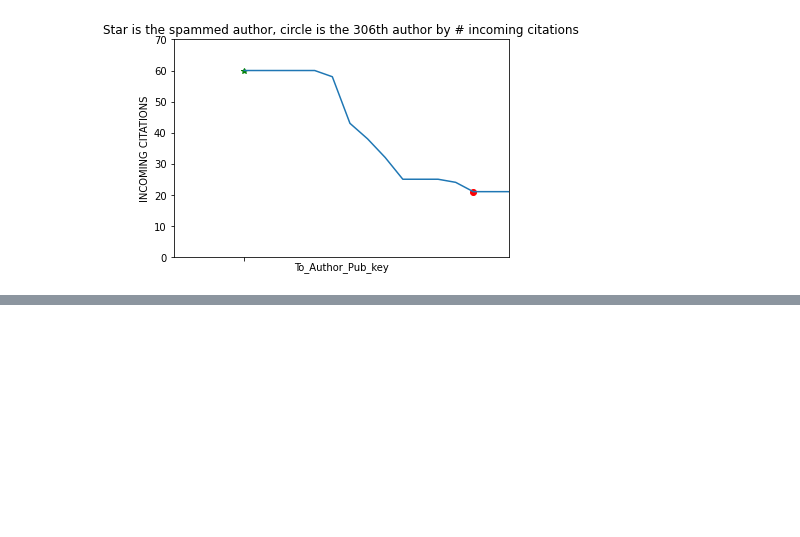
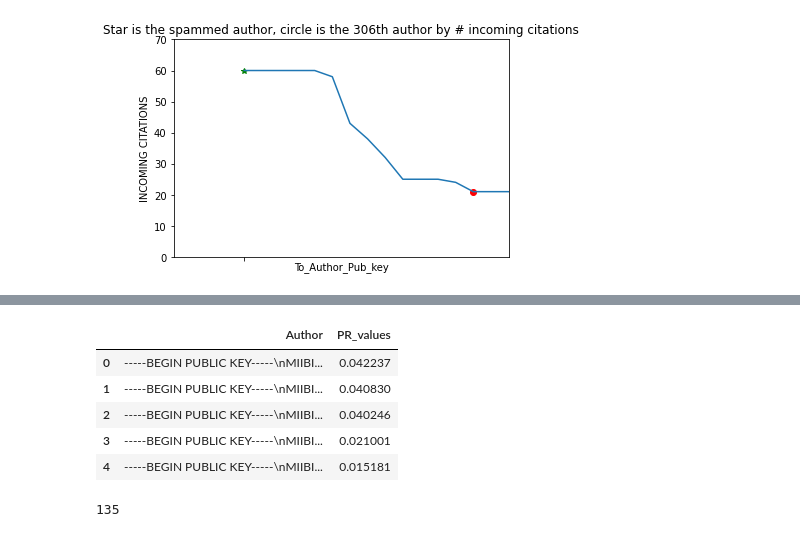
Before and after one commit to matteo-Donofrio-unipi/Master_Degree_Thesis, a Jupyter notebook: POST_LAD_EXPERIMENTS/Post_Lad_Dfs.ipynb, the cells around one changed output, grey strips where cells are left out. Cells and saved outputs as stored; diff of their text form; code cells hidden in the pictures; blank space fills up the shorter version.

```diff
--- a/POST_LAD_EXPERIMENTS/Post_Lad_Dfs.ipynb
+++ b/POST_LAD_EXPERIMENTS/Post_Lad_Dfs.ipynb
@@ -1229,0 +1287,14 @@ plt.axis([-4, 15, 0, 70])
+# %%
+#PAGE RANK CALCOLATO DOPO LO SPAM
+PR_df_Inc = pd.read_csv('./PR_df_Inc.csv')
+PR_df_Inc.sort_values(by='0',inplace = True, ascending=False)
+PR_df_Inc.reset_index(drop = True, inplace = True)
+PR_df_Inc.rename(columns={'Unnamed: 0':'Author', '0':'PR_values'}, inplace = True)
+PR_df_Inc.head()
+# %% [output]
+|  | Author | PR_values |
+| 0 | -----BEGIN PUBLIC KEY-----\nMIIBI... | 0.042237 |
+| 1 | -----BEGIN PUBLIC KEY-----\nMIIBI... | 0.040830 |
+| 2 | -----BEGIN PUBLIC KEY-----\nMIIBI... | 0.040246 |
+| 3 | -----BEGIN PUBLIC KEY-----\nMIIBI... | 0.021001 |
+| 4 | -----BEGIN PUBLIC KEY-----\nMIIBI... | 0.015181 |
@@ -1229,0 +1320,5 @@ plt.axis([-4, 15, 0, 70])
+# %%
+#num di diversi autori che lo citano
+DB_AA_Inc[DB_AA_Inc["To_Author_Pub_key"]==pub_key_spammed_author]['From_Author_Pub_Key'].nunique()
+# %% [output]
+135
```
Also changed, not shown: parts of 15 cells of this notebook, 2 other files.
